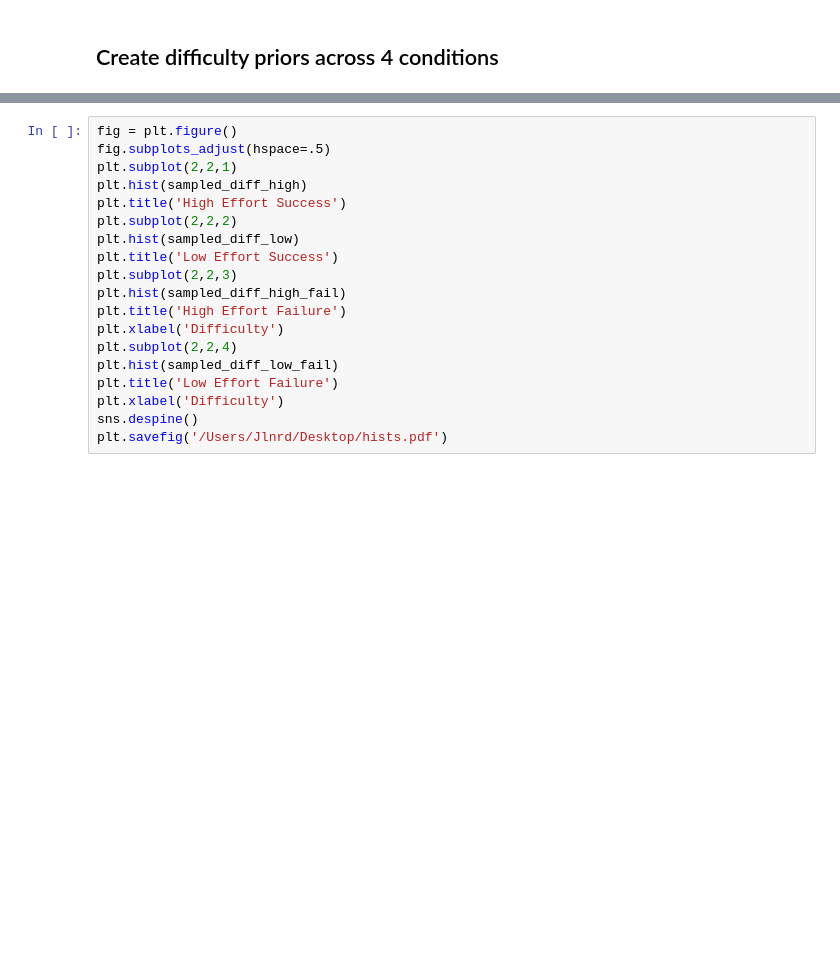
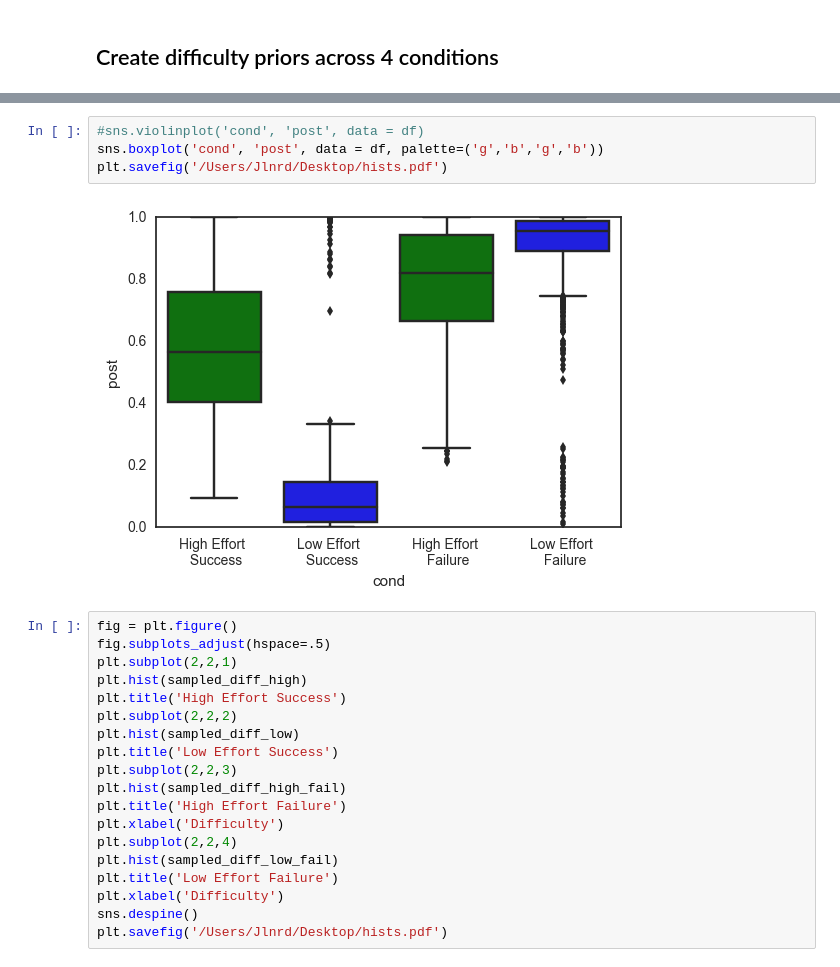
Before and after one commit to jlnrd/Effort, a Jupyter notebook: Effort_cogsci_2017.ipynb, the cells around one changed output, grey strips where cells are left out. Cells and saved outputs as stored; diff of their text form; blank space fills up the shorter version.

Commit message:
updated graphs

```diff
--- a/Effort_cogsci_2017.ipynb
+++ b/Effort_cogsci_2017.ipynb
@@ -148,3 +143,9 @@ sns.violinplot('cond', 'post', data = df)
+# %%
+#sns.violinplot('cond', 'post', data = df)
+sns.boxplot('cond', 'post', data = df, palette=('g','b','g','b'))
+plt.savefig('/Users/Jlnrd/Desktop/hists.pdf')
+# %% [output]
+[figure, added]
 # %%
 fig = plt.figure()
 fig.subplots_adjust(hspace=.5)
```
Also changed, not shown: parts of 3 cells of this notebook.
